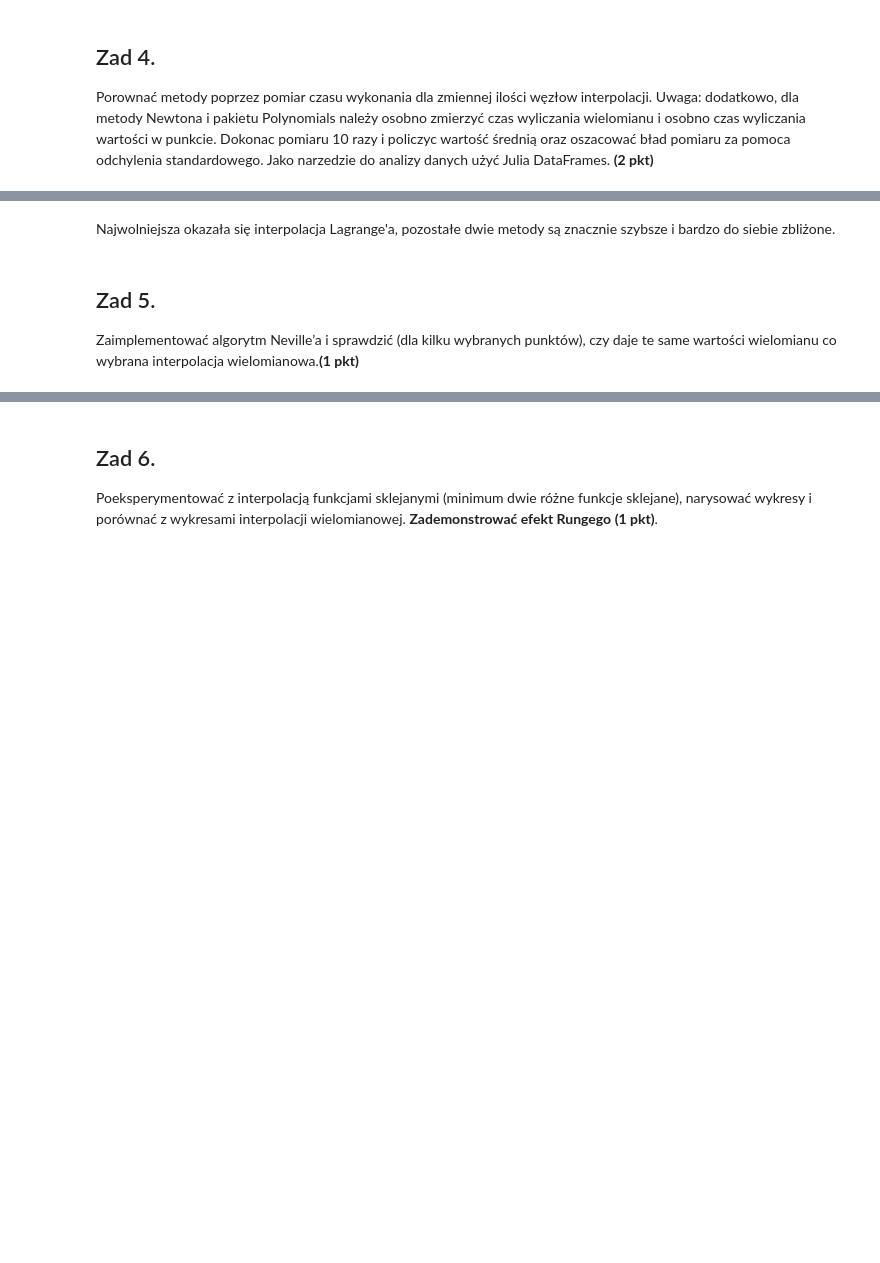
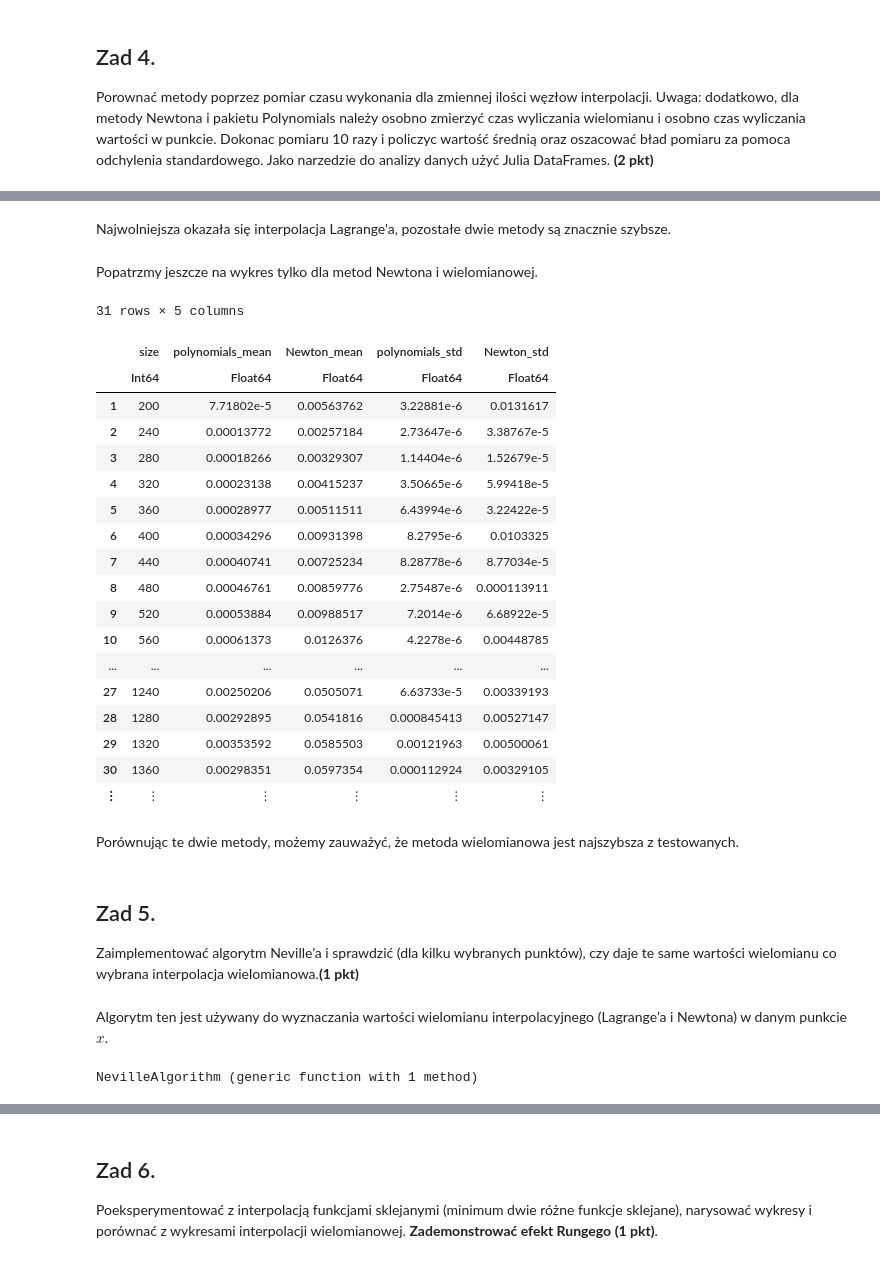
Before and after one commit to sy1wi4/mownit-2021, a Jupyter notebook: lab3/lab3.ipynb, the cells around one changed output, grey strips where cells are left out. Drawn from its saved outputs; the diff is of its cells as text; code cells hidden in the pictures; blank space fills up the shorter version.

```diff
--- a/lab3/lab3.ipynb
+++ b/lab3/lab3.ipynb
@@ -340,4 +340,50 @@ scatter(res_grouped.size, res_grouped.Lagrange_mean, yerr=res_grouped.Lagrange_s
 scatter!(res_grouped.size, res_grouped.polynomials_mean, yerr=res_grouped.polynomials_std, label = "Polynomials")
 scatter!(res_grouped.size, res_grouped.Newton_mean, yerr=res_grouped.Newton_std, label ="Newton")
 # %% [markdown]
-Najwolniejsza okazała się interpolacja Lagrange'a, pozostałe dwie metody są znacznie szybsze i bardzo do siebie zbliżone.
+Najwolniejsza okazała się interpolacja Lagrange'a, pozostałe dwie metody są znacznie szybsze.
+# %% [markdown]
+Popatrzmy jeszcze na wykres tylko dla metod Newtona i wielomianowej.
+# %%
+using Polynomials
+using DataFrames
+
+res = DataFrame(size = Int64[], i = Int64[], polynomials = Float64[], Newton = Float64[])
+
+for size in 200:40:1400
+    xs =  1:1:size
+    ys = [rand() for x in xs]
+
+    for i in 1:1:10
+        xs2 = 1:0.1:size
+        Newton_pol = @elapsed newt = NewtonInterpolation(xs,ys)
+        Newton_val = @elapsed [CalculateValue(newt, xs, x) for x in xs2]
+        Newton = Newton_pol + Newton_val
+        polynomials = @elapsed fit(xs, ys)
+
+        push!(res, [size i polynomials Newton])
+    end
+end
+# %%
+using Statistics
+res_grouped = combine(groupby(res, :size), "polynomials" => mean, "Newton" => mean,
+                                           "polynomials" => std, "Newton" => std)
+# %% [output]
+31 rows × 5 columns
+|  | size | polynomials_mean | Newton_mean | polynomials_std | Newton_std |
+|  | Int64 | Float64 | Float64 | Float64 | Float64 |
+| 1 | 200 | 7.71802e-5 | 0.00563762 | 3.22881e-6 | 0.0131617 |
+| 2 | 240 | 0.00013772 | 0.00257184 | 2.73647e-6 | 3.38767e-5 |
+| 3 | 280 | 0.00018266 | 0.00329307 | 1.14404e-6 | 1.52679e-5 |
+| 4 | 320 | 0.00023138 | 0.00415237 | 3.50665e-6 | 5.99418e-5 |
+| 5 | 360 | 0.00028977 | 0.00511511 | 6.43994e-6 | 3.22422e-5 |
+| 6 | 400 | 0.00034296 | 0.00931398 | 8.2795e-6 | 0.0103325 |
+| 7 | 440 | 0.00040741 | 0.00725234 | 8.28778e-6 | 8.77034e-5 |
+| 8 | 480 | 0.00046761 | 0.00859776 | 2.75487e-6 | 0.000113911 |
+| 9 | 520 | 0.00053884 | 0.00988517 | 7.2014e-6 | 6.68922e-5 |
+| 10 | 560 | 0.00061373 | 0.0126376 | 4.2278e-6 | 0.00448785 |
+| ... | ... | ... | ... | ... | ... |
+| 27 | 1240 | 0.00250206 | 0.0505071 | 6.63733e-5 | 0.00339193 |
+| 28 | 1280 | 0.00292895 | 0.0541816 | 0.000845413 | 0.00527147 |
+| 29 | 1320 | 0.00353592 | 0.0585503 | 0.00121963 | 0.00500061 |
+| 30 | 1360 | 0.00298351 | 0.0597354 | 0.000112924 | 0.00329105 |
+| ⋮ | ⋮ | ⋮ | ⋮ | ⋮ | ⋮ |
@@ -344,3 +395,21 @@ Najwolniejsza okazała się interpolacja Lagrange'a, pozostałe dwie metody są
+# %% [markdown]
+Porównując te dwie metody, możemy zauważyć, że metoda wielomianowa jest najszybsza z testowanych.
 # %% [markdown]
 ## Zad 5.
 Zaimplementować algorytm Neville’a i sprawdzić (dla kilku wybranych punktów), czy daje te same wartości wielomianu co wybrana interpolacja wielomianowa.<b>(1 pkt)</b>
+# %% [markdown]
+ Algorytm ten jest używany do wyznaczania wartości wielomianu interpolacyjnego (Lagrange’a i Newtona) w danym punkcie $x$.
+# %%
+function NevilleAlgorithm(xs,ys,x)
+    n = length(xs)
+    t = zeros(n)
+    for i in 1:1:n
+        t[i] = ys[i]
+        for j in i-1:-1:1
+        t[j] = t[j+1] + (t[j+1] - t[j]) * (x - xs[i])/(xs[i] - xs[j])
+        end
+    end
+  return t[1]
+end
+# %% [output]
+NevilleAlgorithm (generic function with 1 method)
```
Also changed, not shown: parts of 16 cells of this notebook.
